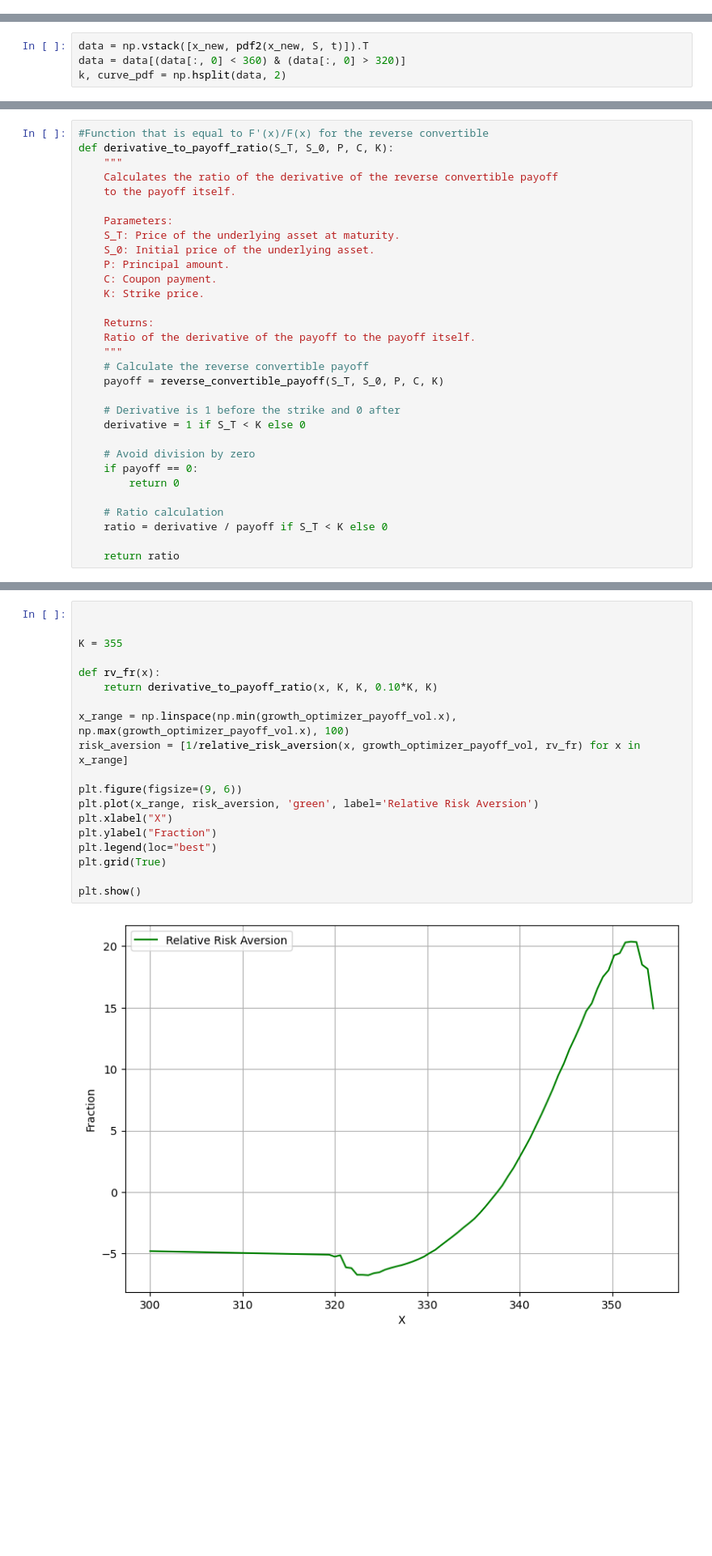
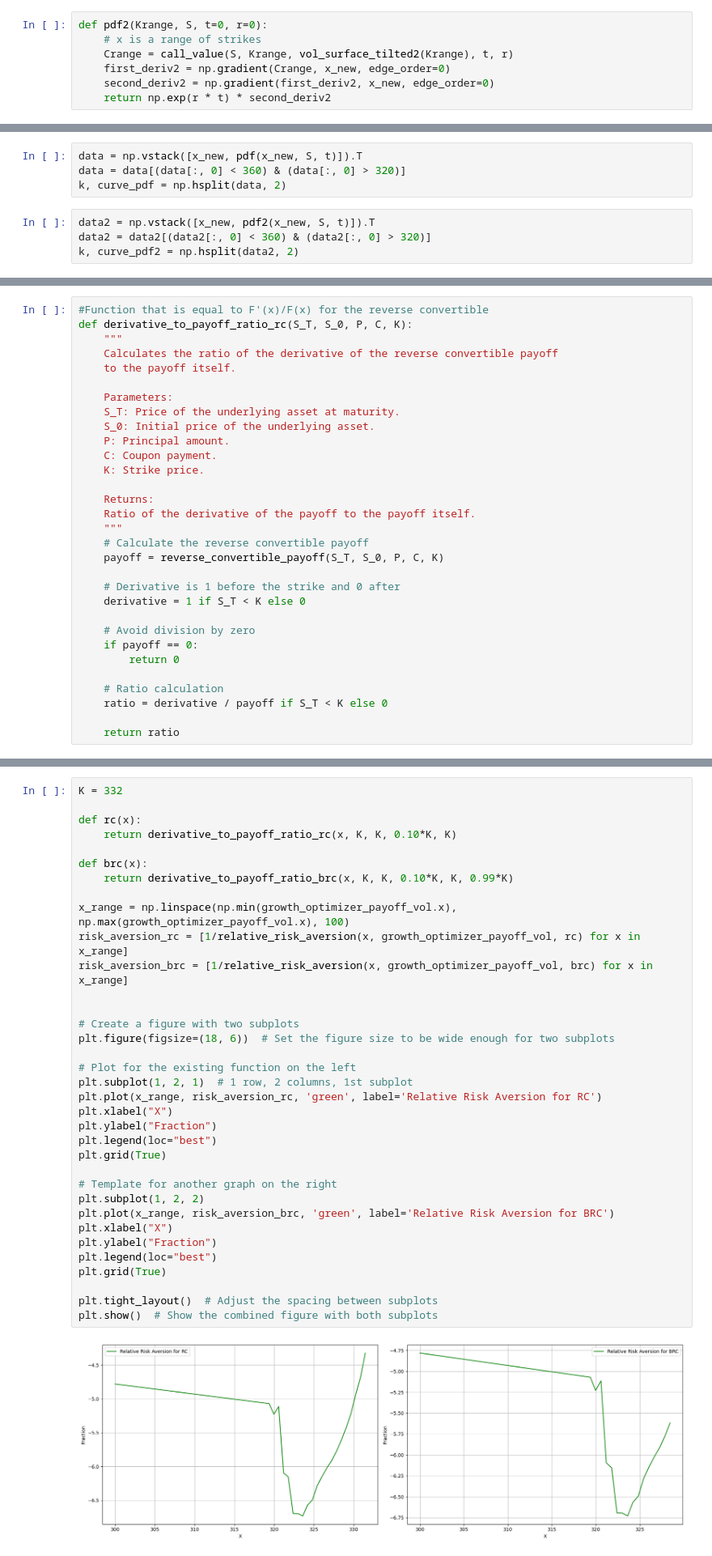
Before and after one commit to astavrop0/Derivative_structuring_and_implied_risk_aversion, a Jupyter notebook: notebooks/Risk Neutral pdf with BL.ipynb, the cells around one changed output, grey strips where cells are left out. Shown at 81% size. Saved outputs shown, nothing was run; the diff lists cells and outputs as text; blank space fills up the shorter version.

Commit message:
structured general payoffs

```diff
--- a/notebooks/Risk Neutral pdf with BL.ipynb
+++ b/notebooks/Risk Neutral pdf with BL.ipynb
@@ -136,6 +228,13 @@ def pdf2(Krange, S, t=0, r=0):
     first_deriv = np.gradient(Crange, x_new, edge_order=0)
     second_deriv = np.gradient(first_deriv, x_new, edge_order=0)
     return np.exp(r * t) * second_deriv
+# %%
+def pdf2(Krange, S, t=0, r=0):
+    # x is a range of strikes
+    Crange = call_value(S, Krange, vol_surface_tilted2(Krange), t, r)
+    first_deriv2 = np.gradient(Crange, x_new, edge_order=0)
+    second_deriv2 = np.gradient(first_deriv2, x_new, edge_order=0)
+    return np.exp(r * t) * second_deriv2
 # %%
 fig, ax1 = plt.subplots(figsize=(9,6))
 
@@ -158,9 +257,13 @@ plt.show()
 # %% [output]
 [figure]
 # %%
-data = np.vstack([x_new, pdf2(x_new, S, t)]).T
+data = np.vstack([x_new, pdf(x_new, S, t)]).T
 data = data[(data[:, 0] < 360) & (data[:, 0] > 320)]
 k, curve_pdf = np.hsplit(data, 2)
+# %%
+data2 = np.vstack([x_new, pdf2(x_new, S, t)]).T
+data2 = data2[(data2[:, 0] < 360) & (data2[:, 0] > 320)]
+k, curve_pdf2 = np.hsplit(data2, 2)
 # %% [markdown]
 #### Create 2D array
 # %%
@@ -306,6 +472,6 @@ plt.show()
 # %%
 #Function that is equal to F'(x)/F(x) for the reverse convertible
-def derivative_to_payoff_ratio(S_T, S_0, P, C, K):
+def derivative_to_payoff_ratio_rc(S_T, S_0, P, C, K):
     """
     Calculates the ratio of the derivative of the reverse convertible payoff
     to the payoff itself.
@@ -660,26 +835,42 @@ def ratio_function(x, growth_optimizer_payoff):
 def relative_risk_aversion(x, growth_optimizer_payoff, general_payoff_ratio):
     return ratio_function(x, growth_optimizer_payoff) * general_payoff_ratio(x)
 # %%
+K = 332
+
+def rc(x):
+    return derivative_to_payoff_ratio_rc(x, K, K, 0.10*K, K)
+
+def brc(x):
+    return derivative_to_payoff_ratio_brc(x, K, K, 0.10*K, K, 0.99*K)
+
+x_range = np.linspace(np.min(growth_optimizer_payoff_vol.x), np.max(growth_optimizer_payoff_vol.x), 100)
+risk_aversion_rc = [1/relative_risk_aversion(x, growth_optimizer_payoff_vol, rc) for x in x_range]
+risk_aversion_brc = [1/relative_risk_aversion(x, growth_optimizer_payoff_vol, brc) for x in x_range]
 
 
-K = 355
+# Create a figure with two subplots
+plt.figure(figsize=(18, 6))  # Set the figure size to be wide enough for two subplots
 
-def rv_fr(x):
-    return derivative_to_payoff_ratio(x, K, K, 0.10*K, K)
-
-x_range = np.linspace(np.min(growth_optimizer_payoff_vol.x), np.max(growth_optimizer_payoff_vol.x), 100)
-risk_aversion = [1/relative_risk_aversion(x, growth_optimizer_payoff_vol, rv_fr) for x in x_range]
-
-plt.figure(figsize=(9, 6))
-plt.plot(x_range, risk_aversion, 'green', label='Relative Risk Aversion')
+# Plot for the existing function on the left
+plt.subplot(1, 2, 1)  # 1 row, 2 columns, 1st subplot
+plt.plot(x_range, risk_aversion_rc, 'green', label='Relative Risk Aversion for RC')
 plt.xlabel("X")
 plt.ylabel("Fraction")
 plt.legend(loc="best")
 plt.grid(True)
 
-plt.show()
+# Template for another graph on the right
+plt.subplot(1, 2, 2)
+plt.plot(x_range, risk_aversion_brc, 'green', label='Relative Risk Aversion for BRC')
+plt.xlabel("X")
+plt.ylabel("Fraction")
+plt.legend(loc="best")
+plt.grid(True)
+
+plt.tight_layout()  # Adjust the spacing between subplots
+plt.show()  # Show the combined figure with both subplots
 # %% [output]
-[figure, old version]
+[figure, new version]
 # %% [markdown]
 ## Belief of a RC investor
 # %% [markdown]
```
Also changed, not shown: parts of 40 cells of this notebook, 2 other files.
